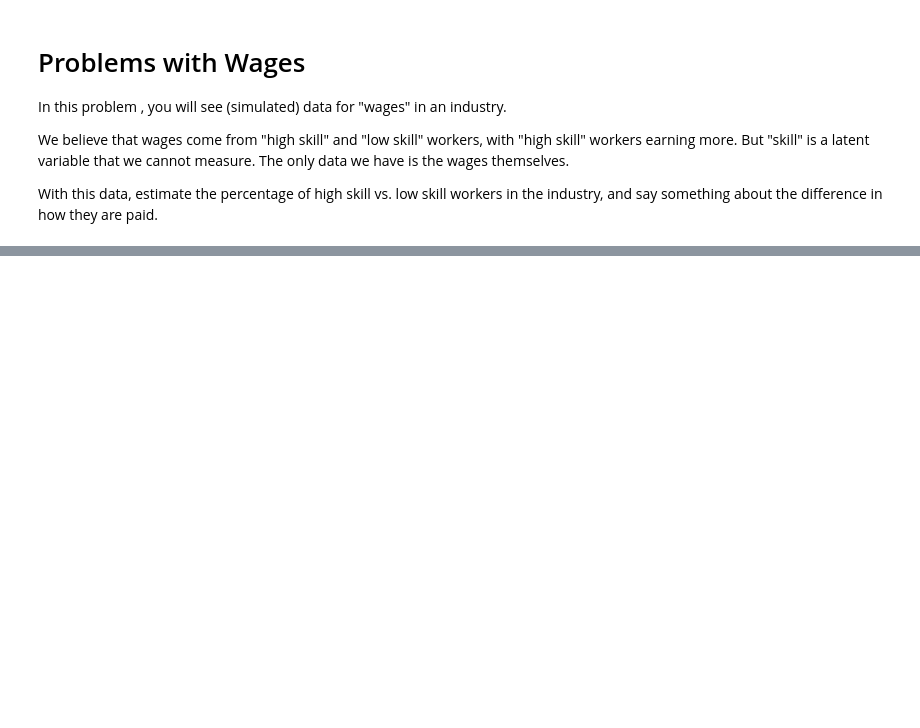
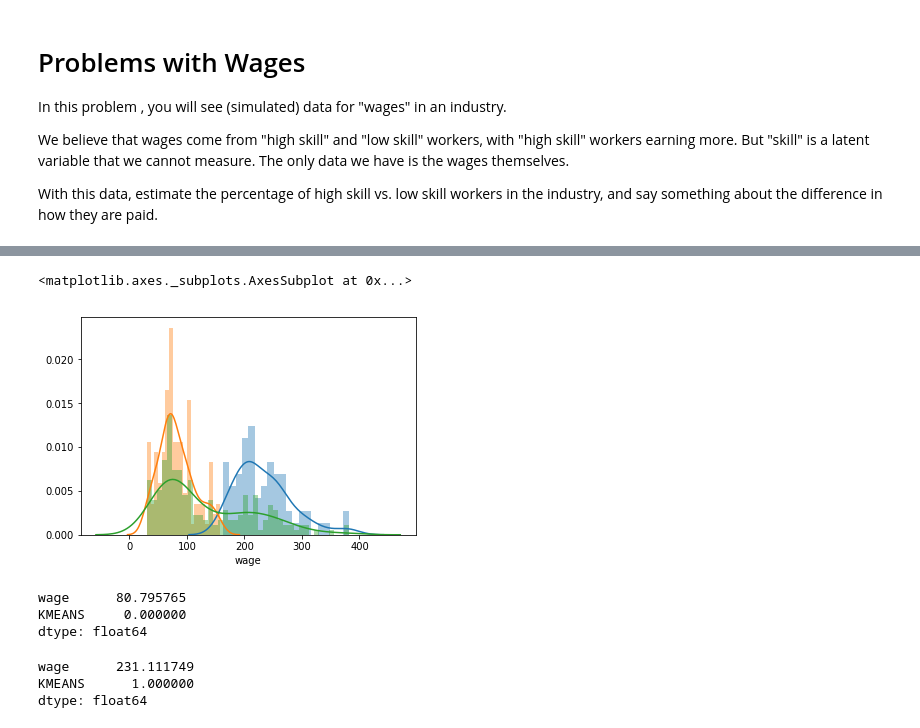
Before and after one commit to LeonardoAlcivar/stats-ta-mixture-models, a Jupyter notebook: exercises.ipynb, the cells around one changed output, grey strips where cells are left out. Drawn from its saved outputs; the diff is of its cells as text; code cells hidden in the pictures; blank space fills up the shorter version.

```diff
--- a/exercises.ipynb
+++ b/exercises.ipynb
@@ -83,0 +473,19 @@ sns.distplot(wages.values, bins=40)
+# %%
+sns.distplot(wages1["wage"], bins = 20)
+sns.distplot(wages2["wage"], bins = 20)
+sns.distplot(wages["wage"], bins=40)
+# %% [output]
+<matplotlib.axes._subplots.AxesSubplot at 0x...>
+[figure, added]
+# %%
+wages1.mean()
+# %% [output]
+wage      80.795765
+KMEANS     0.000000
+dtype: float64
+# %%
+wages2.mean()
+# %% [output]
+wage      231.111749
+KMEANS      1.000000
+dtype: float64
```
Also changed, not shown: parts of 70 cells of this notebook.
